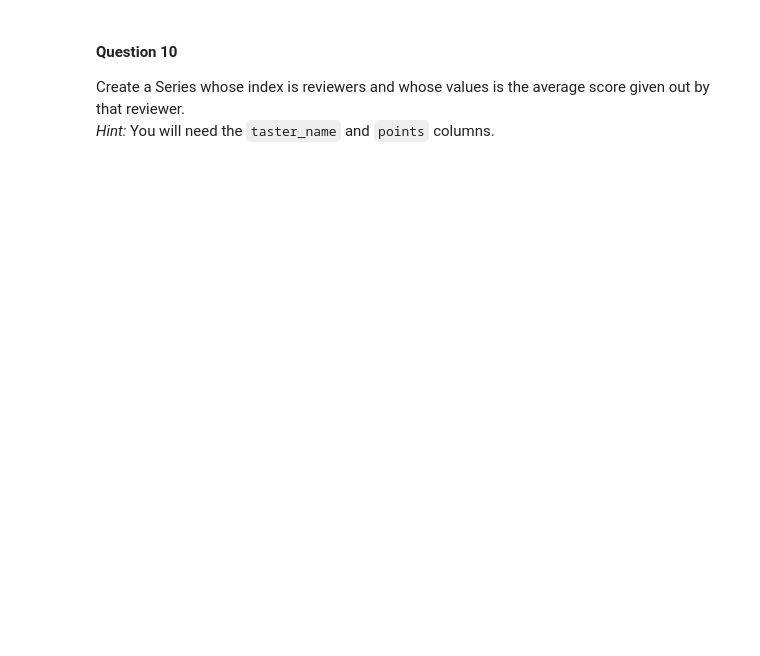
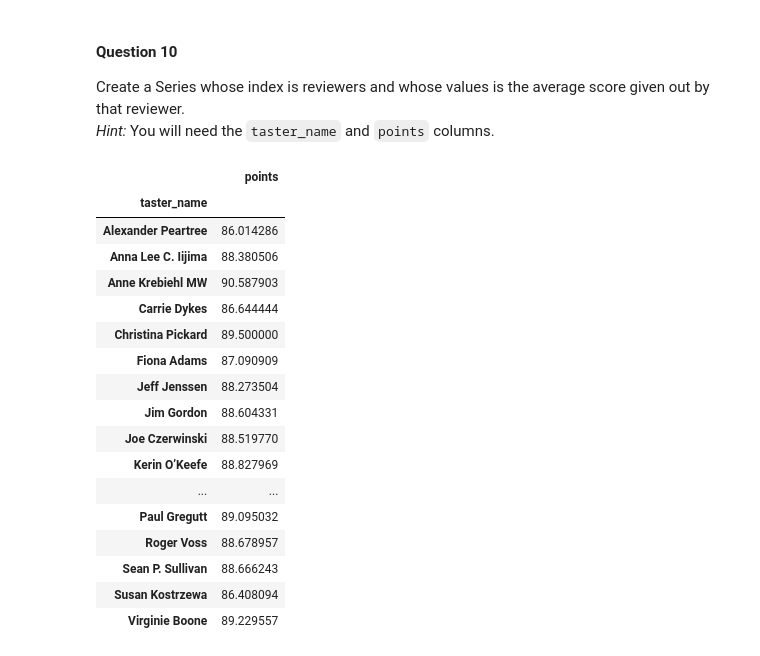
Before and after one commit to CS133-DataVisualization/cl-and-homework-SShannonLo, a Jupyter notebook: M02_HW02_pandas.ipynb, the cells around one changed output. Saved outputs shown, nothing was run; the diff lists cells and outputs as text; code cells hidden in the pictures; blank space fills up the shorter version.

```diff
--- a/M02_HW02_pandas.ipynb
+++ b/M02_HW02_pandas.ipynb
@@ -200,0 +251,25 @@ Create a Series whose index is reviewers and whose values is the average score g
+# %%
+# use taster_name and points columns
+
+reviewer_scores = wine.groupby('taster_name')['points'].mean()
+
+reviewer_scores.to_frame()
+# %% [output]
+|  | points |
+| taster_name |  |
+| Alexander Peartree | 86.014286 |
+| Anna Lee C. Iijima | 88.380506 |
+| Anne Krebiehl MW | 90.587903 |
+| Carrie Dykes | 86.644444 |
+| Christina Pickard | 89.500000 |
+| Fiona Adams | 87.090909 |
+| Jeff Jenssen | 88.273504 |
+| Jim Gordon | 88.604331 |
+| Joe Czerwinski | 88.519770 |
+| Kerin O’Keefe | 88.827969 |
+| ... | ... |
+| Paul Gregutt | 89.095032 |
+| Roger Voss | 88.678957 |
+| Sean P. Sullivan | 88.666243 |
+| Susan Kostrzewa | 86.408094 |
+| Virginie Boone | 89.229557 |
```
Also changed, not shown: parts of 6 cells of this notebook.
